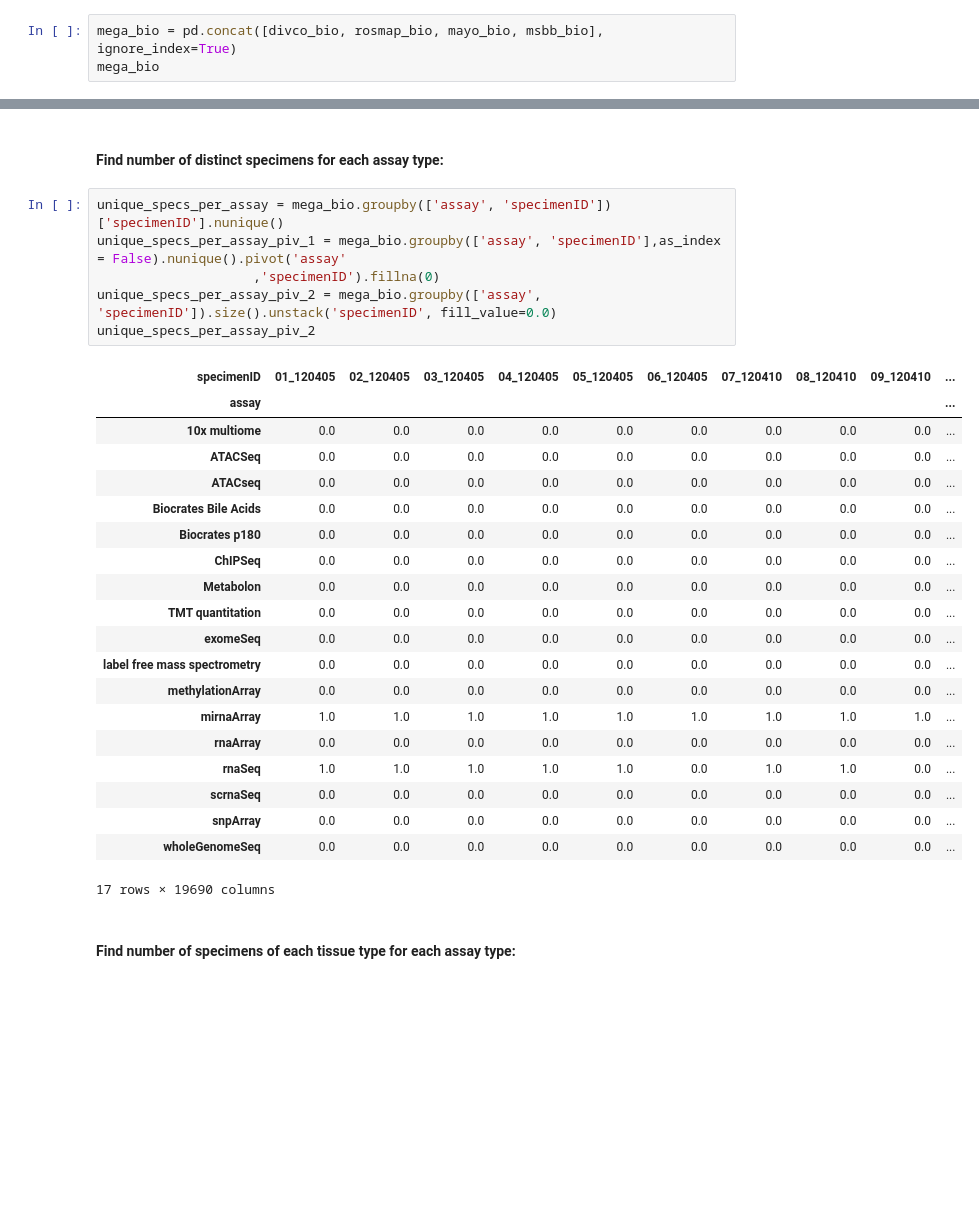
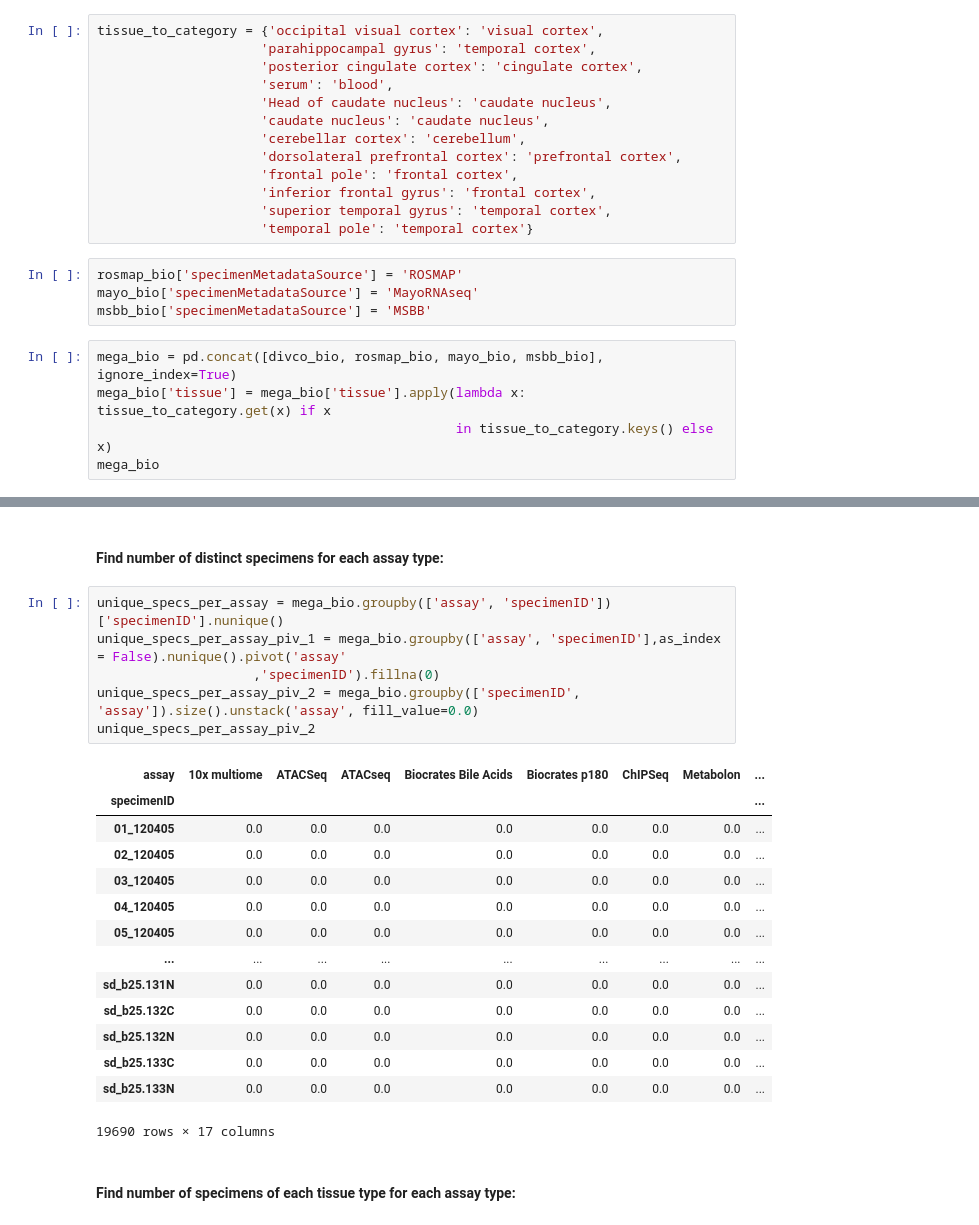
Before and after one commit to avanlinden/AMP-AD-Data-Wrangling-VB, a Jupyter notebook: 04_2024_AMP-AD_1_2_Analytics.ipynb, the cells around one changed output, grey strips where cells are left out. Cells and saved outputs as stored; diff of their text form; blank space fills up the shorter version.

```diff
--- a/04_2024_AMP-AD_1_2_Analytics.ipynb
+++ b/04_2024_AMP-AD_1_2_Analytics.ipynb
@@ -22,5 +20,24 @@ print(len(divco_bio) + len(rosmap_bio) + len(mayo_bio) + len(msbb_bio))
+# %%
+tissue_to_category = {'occipital visual cortex': 'visual cortex',
+                     'parahippocampal gyrus': 'temporal cortex',
+                     'posterior cingulate cortex': 'cingulate cortex',
+                     'serum': 'blood',
+                     'Head of caudate nucleus': 'caudate nucleus',
+                     'caudate nucleus': 'caudate nucleus',
+                     'cerebellar cortex': 'cerebellum',
+                     'dorsolateral prefrontal cortex': 'prefrontal cortex',
+                     'frontal pole': 'frontal cortex',
+                     'inferior frontal gyrus': 'frontal cortex',
+                     'superior temporal gyrus': 'temporal cortex',
+                     'temporal pole': 'temporal cortex'}
+# %%
+rosmap_bio['specimenMetadataSource'] = 'ROSMAP'
+mayo_bio['specimenMetadataSource'] = 'MayoRNAseq'
+msbb_bio['specimenMetadataSource'] = 'MSBB'
 # %%
 mega_bio = pd.concat([divco_bio, rosmap_bio, mayo_bio, msbb_bio], ignore_index=True)
+mega_bio['tissue'] = mega_bio['tissue'].apply(lambda x: tissue_to_category.get(x) if x
+                                              in tissue_to_category.keys() else x)
 mega_bio
 # %% [output]
 |  | individualID | specimenID | dataGenerationSite | organ | tissue | BrodmannArea | isPostMortem | ... |
@@ -41,30 +58,24 @@ mega_bio
 # %%
 unique_specs_per_assay = mega_bio.groupby(['assay', 'specimenID'])['specimenID'].nunique()
 unique_specs_per_assay_piv_1 = mega_bio.groupby(['assay', 'specimenID'],as_index = False).nunique().pivot('assay'
                     ,'specimenID').fillna(0)
-unique_specs_per_assay_piv_2 = mega_bio.groupby(['assay', 'specimenID']).size().unstack('specimenID', fill_value=0.0)
+unique_specs_per_assay_piv_2 = mega_bio.groupby(['specimenID', 'assay']).size().unstack('assay', fill_value=0.0)
 unique_specs_per_assay_piv_2
 # %% [output]
-| specimenID | 01_120405 | 02_120405 | 03_120405 | 04_120405 | 05_120405 | 06_120405 | 07_120410 | 08_120410 | 09_120410 | ... |
-| assay |  |  |  |  |  |  |  |  |  | ... |
-| 10x multiome | 0.0 | 0.0 | 0.0 | 0.0 | 0.0 | 0.0 | 0.0 | 0.0 | 0.0 | ... |
-| ATACSeq | 0.0 | 0.0 | 0.0 | 0.0 | 0.0 | 0.0 | 0.0 | 0.0 | 0.0 | ... |
-| ATACseq | 0.0 | 0.0 | 0.0 | 0.0 | 0.0 | 0.0 | 0.0 | 0.0 | 0.0 | ... |
-| Biocrates Bile Acids | 0.0 | 0.0 | 0.0 | 0.0 | 0.0 | 0.0 | 0.0 | 0.0 | 0.0 | ... |
-| Biocrates p180 | 0.0 | 0.0 | 0.0 | 0.0 | 0.0 | 0.0 | 0.0 | 0.0 | 0.0 | ... |
-| ChIPSeq | 0.0 | 0.0 | 0.0 | 0.0 | 0.0 | 0.0 | 0.0 | 0.0 | 0.0 | ... |
-| Metabolon | 0.0 | 0.0 | 0.0 | 0.0 | 0.0 | 0.0 | 0.0 | 0.0 | 0.0 | ... |
-| TMT quantitation | 0.0 | 0.0 | 0.0 | 0.0 | 0.0 | 0.0 | 0.0 | 0.0 | 0.0 | ... |
-| exomeSeq | 0.0 | 0.0 | 0.0 | 0.0 | 0.0 | 0.0 | 0.0 | 0.0 | 0.0 | ... |
-| label free mass spectrometry | 0.0 | 0.0 | 0.0 | 0.0 | 0.0 | 0.0 | 0.0 | 0.0 | 0.0 | ... |
-| methylationArray | 0.0 | 0.0 | 0.0 | 0.0 | 0.0 | 0.0 | 0.0 | 0.0 | 0.0 | ... |
-| mirnaArray | 1.0 | 1.0 | 1.0 | 1.0 | 1.0 | 1.0 | 1.0 | 1.0 | 1.0 | ... |
-| rnaArray | 0.0 | 0.0 | 0.0 | 0.0 | 0.0 | 0.0 | 0.0 | 0.0 | 0.0 | ... |
-| rnaSeq | 1.0 | 1.0 | 1.0 | 1.0 | 1.0 | 0.0 | 1.0 | 1.0 | 0.0 | ... |
-| scrnaSeq | 0.0 | 0.0 | 0.0 | 0.0 | 0.0 | 0.0 | 0.0 | 0.0 | 0.0 | ... |
-| snpArray | 0.0 | 0.0 | 0.0 | 0.0 | 0.0 | 0.0 | 0.0 | 0.0 | 0.0 | ... |
-| wholeGenomeSeq | 0.0 | 0.0 | 0.0 | 0.0 | 0.0 | 0.0 | 0.0 | 0.0 | 0.0 | ... |
+| assay | 10x multiome | ATACSeq | ATACseq | Biocrates Bile Acids | Biocrates p180 | ChIPSeq | Metabolon | ... |
+| specimenID |  |  |  |  |  |  |  | ... |
+| 01_120405 | 0.0 | 0.0 | 0.0 | 0.0 | 0.0 | 0.0 | 0.0 | ... |
+| 02_120405 | 0.0 | 0.0 | 0.0 | 0.0 | 0.0 | 0.0 | 0.0 | ... |
+| 03_120405 | 0.0 | 0.0 | 0.0 | 0.0 | 0.0 | 0.0 | 0.0 | ... |
+| 04_120405 | 0.0 | 0.0 | 0.0 | 0.0 | 0.0 | 0.0 | 0.0 | ... |
+| 05_120405 | 0.0 | 0.0 | 0.0 | 0.0 | 0.0 | 0.0 | 0.0 | ... |
+| ... | ... | ... | ... | ... | ... | ... | ... | ... |
+| sd_b25.131N | 0.0 | 0.0 | 0.0 | 0.0 | 0.0 | 0.0 | 0.0 | ... |
+| sd_b25.132C | 0.0 | 0.0 | 0.0 | 0.0 | 0.0 | 0.0 | 0.0 | ... |
+| sd_b25.132N | 0.0 | 0.0 | 0.0 | 0.0 | 0.0 | 0.0 | 0.0 | ... |
+| sd_b25.133C | 0.0 | 0.0 | 0.0 | 0.0 | 0.0 | 0.0 | 0.0 | ... |
+| sd_b25.133N | 0.0 | 0.0 | 0.0 | 0.0 | 0.0 | 0.0 | 0.0 | ... |
-17 rows × 19690 columns
+19690 rows × 17 columns
 # %% [markdown]
 #### Find number of specimens of each tissue type for each assay type:
 # %%
```
Also changed, not shown: parts of 6 cells of this notebook.
